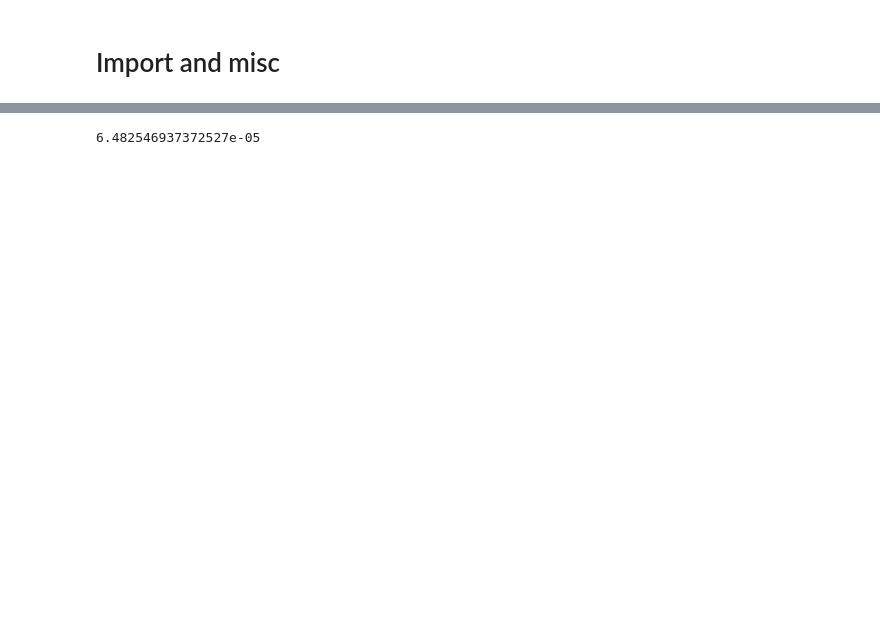
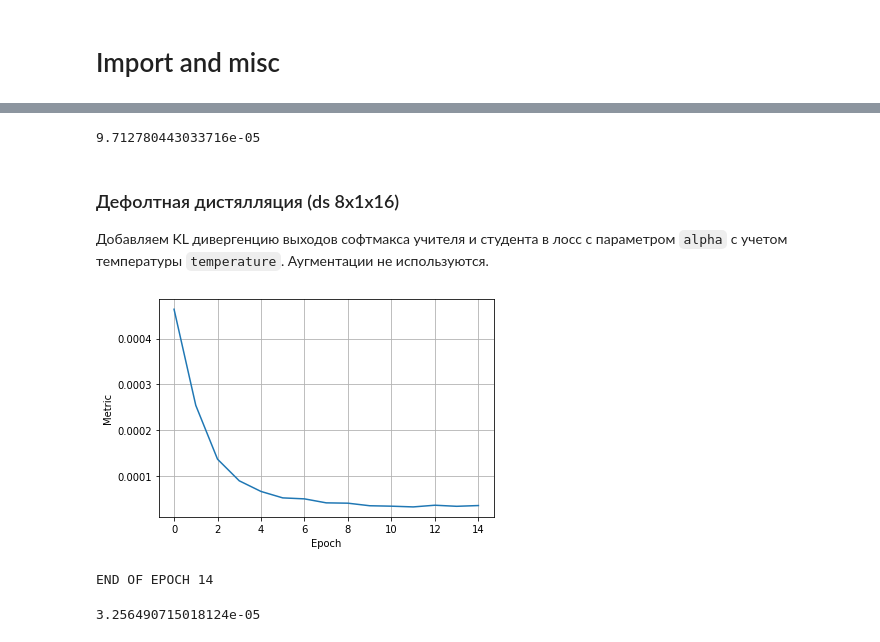
Before and after one commit to Mikezz1/kws, a Jupyter notebook: main.ipynb, the cells around one changed output, grey strips where cells are left out. Drawn from its saved outputs; the diff is of its cells as text; code cells hidden in the pictures; blank space fills up the shorter version.

```diff
--- a/main.ipynb
+++ b/main.ipynb
@@ -386,5 +477,43 @@ Epoch : 14 [51200/51776 (99%)]  Loss: 0.074309   Accuracy:98.058%
 # %%
 validation(student_model, val_loader,
-                          melspec_val, config.device)
+                          melspec_val, micro_config.device)
 # %% [output]
-6.482546937372527e-05
+9.712780443033716e-05
+# %% [markdown]
+### Дефолтная дистялляция (ds 8x1x16)
+
+Добавляем KL дивергенцию выходов софтмакса учителя и студента в лосс с параметром `alpha` с учетом температуры `temperature`. Аугментации не используются.
+# %%
+micro_config = TaskConfig(
+    hidden_size=16,
+    cnn_out_channels=8,
+    gru_num_layers=1,
+    num_epochs=15,
+    temperature=10,
+    learning_rate=3e-4,
+    alpha=0.2,
+    gamma=0,
+    batch_size=512
+    )
+
+student_model = CRNNmicro(micro_config).to(micro_config.device)
+base_config = TaskConfig(hidden_size=32)
+teacher_model = CRNN(base_config).to(base_config.device)
+teacher_model.load_state_dict(torch.load('checkpoints/model_base.pth', map_location=torch.device('cpu')))
+
+optimizer = torch.optim.Adam(student_model.parameters(),
+                             lr=micro_config.learning_rate,
+                             weight_decay=micro_config.weight_decay)
+
+melspec = LogMelspec(is_train=False, config=micro_config)
+history = defaultdict(list)
+# %%
+student_model =  distill(student_model, teacher_model, optimizer, train_loader, val_loader, melspec, melspec, micro_config )
+# %% [output]
+[figure, added]
+END OF EPOCH 14
+# %%
+validation(student_model, val_loader,
+                          melspec_val, micro_config.device)
+# %% [output]
+3.256490715018124e-05
```
Also changed, not shown: parts of 69 cells of this notebook, 8 other files.
